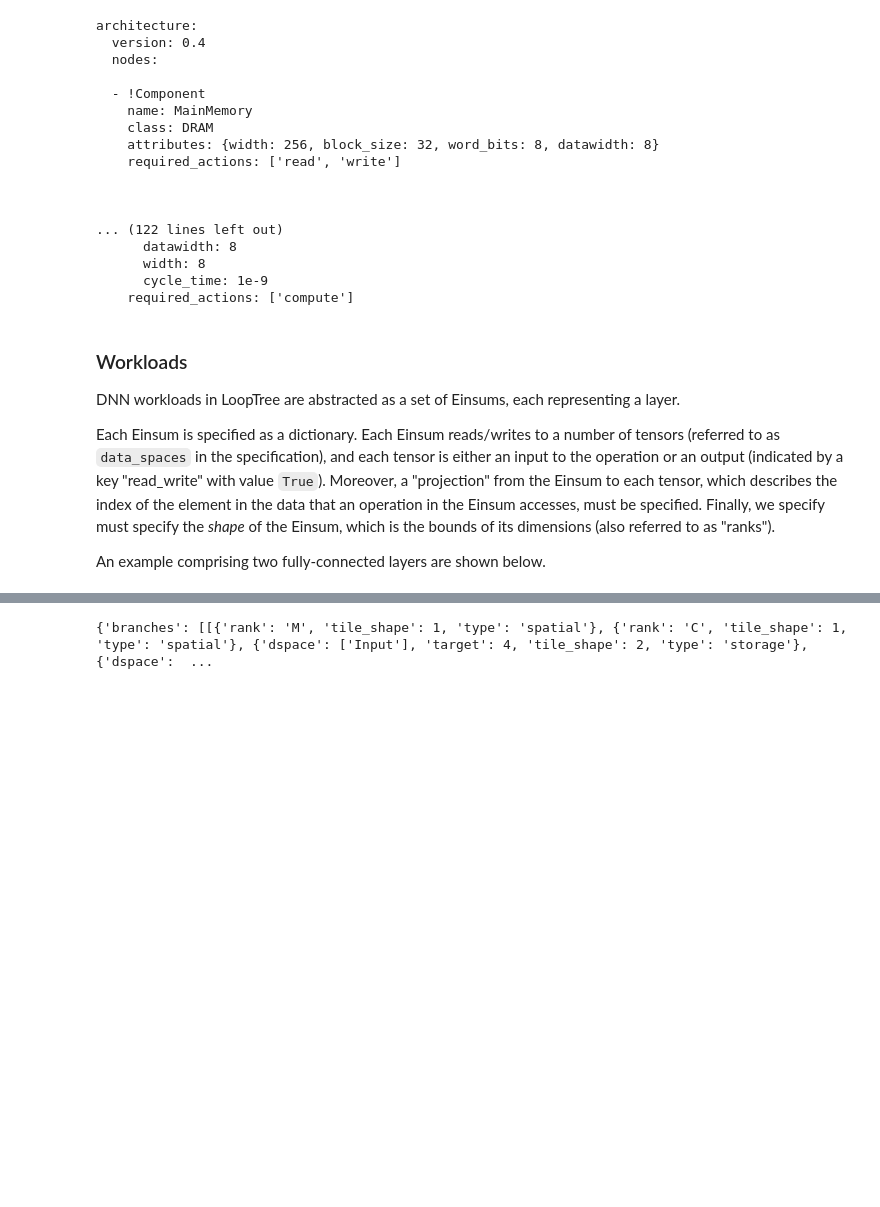
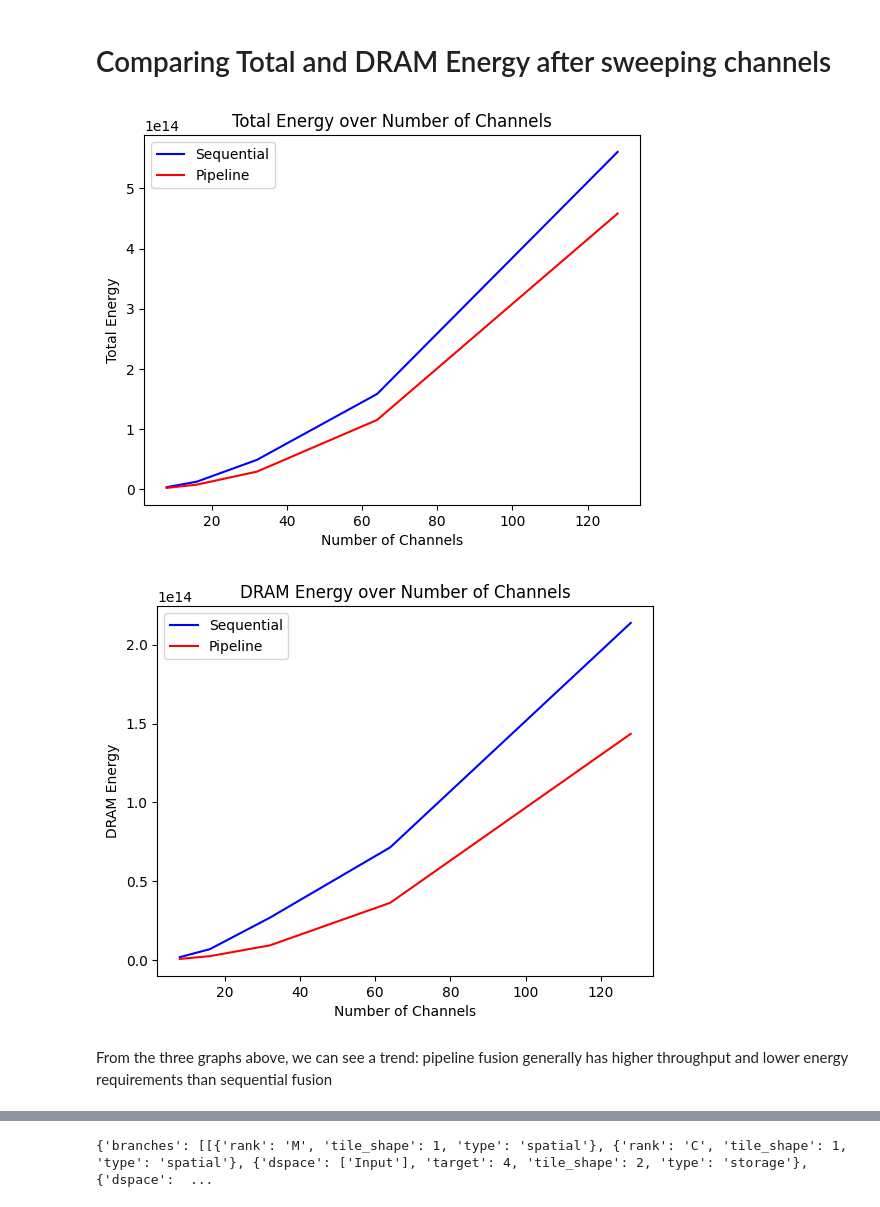
Before and after one commit to YouryMoise/6.5930FinalProject, a Jupyter notebook: workspace/notebook/notebook.ipynb, the cells around one changed output, grey strips where cells are left out. Saved outputs shown, nothing was run; the diff lists cells and outputs as text; code cells hidden in the pictures; blank space fills up the shorter version.

```diff
--- a/workspace/notebook/notebook.ipynb
+++ b/workspace/notebook/notebook.ipynb
@@ -15,0 +205,50 @@ An example architecture that we will use here is displayed below.
+# %% [markdown]
+# Comparing Total and DRAM Energy after sweeping channels
+# %%
+fig, total_energy_plot = plt.subplots()
+
+#for total energy
+# Plot the first y array
+total_energy_plot.plot(x_array_channels, y_energy_array_sequential, 'b-', label='Sequential')
+total_energy_plot.plot(x_array_channels, y_energy_array_pipeline, 'r-', label='Pipeline')
+
+total_energy_plot.set_xlabel('Number of Channels')
+total_energy_plot.set_ylabel('Total Energy')
+total_energy_plot.set_title('Total Energy over Number of Channels')
+
+# Show legend and grid
+total_energy_plot.legend()
+# ax1.grid(True)
+
+# Show the plot
+plt.show()
+
+# Show the plot
+plt.show()
+
+# for DRAM energy
+fig, dram_energy_plot = plt.subplots()
+
+#for total energy
+# Plot the first y array
+dram_energy_plot.plot(x_array_channels, y_dram_energy_array_sequential, 'b-', label='Sequential')
+dram_energy_plot.plot(x_array_channels, y_dram_energy_array_pipeline, 'r-', label='Pipeline')
+
+dram_energy_plot.set_xlabel('Number of Channels')
+dram_energy_plot.set_ylabel('DRAM Energy')
+dram_energy_plot.set_title('DRAM Energy over Number of Channels')
+
+# Show legend and grid
+dram_energy_plot.legend()
+# ax1.grid(True)
+
+# Show the plot
+plt.show()
+
+# Show the plot
+plt.show()
+# %% [output]
+[figure, added]
+[figure, added]
+# %% [markdown]
+From the three graphs above, we can see a trend: pipeline fusion generally has higher throughput and lower energy requirements than sequential fusion
@@ -16,30 +407,4 @@ An example architecture that we will use here is displayed below.
 # %%
 from util import *
 from pprint import pp
-show_config('architecture.yaml')
+# show_config('architecture.yaml')
-# %% [output]
-architecture:
-  version: 0.4
-  nodes:
-
-  - !Component
-    name: MainMemory
-    class: DRAM
-    attributes: {width: 256, block_size: 32, word_bits: 8, datawidth: 8}
-    required_actions: ['read', 'write']
-
-
-
-... (122 lines left out)
-      datawidth: 8
-      width: 8
-      cycle_time: 1e-9
-    required_actions: ['compute']
-# %% [markdown]
-### Workloads
-
-DNN workloads in LoopTree are abstracted as a set of Einsums, each representing a layer.
-
-Each Einsum is specified as a dictionary. Each Einsum reads/writes to a number of tensors (referred to as `data_spaces` in the specification), and each tensor is either an input to the operation or an output (indicated by a key "read_write" with value `True`). Moreover, a "projection" from the Einsum to each tensor, which describes the index of the element in the data that an operation in the Einsum accesses, must be specified. Finally, we specify must specify the *shape* of the Einsum, which is the bounds of its dimensions (also referred to as "ranks").
-
-An example comprising two fully-connected layers are shown below.
```
Also changed, not shown: parts of 25 cells of this notebook.
